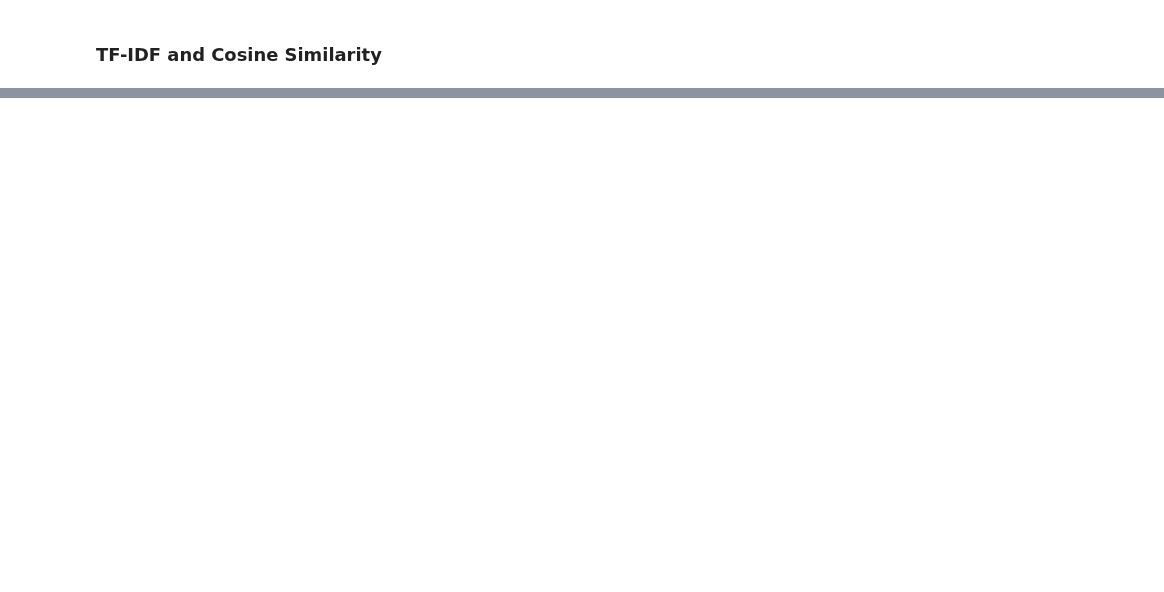
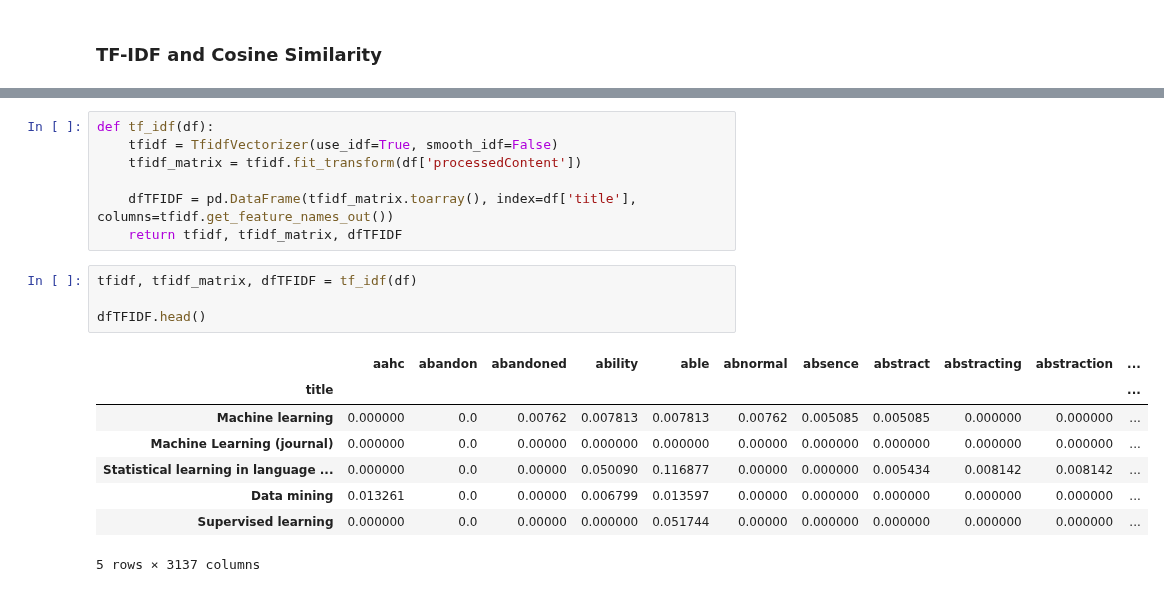
Before and after one commit to mmartyna123/InformationRetrieval, a Jupyter notebook: Project_Wiki/wiki_working_version.ipynb, the cells around one changed output, grey strips where cells are left out. Cells and saved outputs as stored; diff of their text form; blank space fills up the shorter version.

```diff
--- a/Project_Wiki/wiki_working_version.ipynb
+++ b/Project_Wiki/wiki_working_version.ipynb
@@ -219,0 +202,20 @@ print(recommended_articles)
+# %%
+def tf_idf(df):
+    tfidf = TfidfVectorizer(use_idf=True, smooth_idf=False)
+    tfidf_matrix = tfidf.fit_transform(df['processedContent'])
+
+    dfTFIDF = pd.DataFrame(tfidf_matrix.toarray(), index=df['title'], columns=tfidf.get_feature_names_out())
+    return tfidf, tfidf_matrix, dfTFIDF
+# %%
+tfidf, tfidf_matrix, dfTFIDF = tf_idf(df)
+
+dfTFIDF.head()
+# %% [output]
+|  | aahc | abandon | abandoned | ability | able | abnormal | absence | abstract | abstracting | abstraction | ... |
+| title |  |  |  |  |  |  |  |  |  |  | ... |
+| Machine learning | 0.000000 | 0.0 | 0.00762 | 0.007813 | 0.007813 | 0.00762 | 0.005085 | 0.005085 | 0.000000 | 0.000000 | ... |
+| Machine Learning (journal) | 0.000000 | 0.0 | 0.00000 | 0.000000 | 0.000000 | 0.00000 | 0.000000 | 0.000000 | 0.000000 | 0.000000 | ... |
+| Statistical learning in language ... | 0.000000 | 0.0 | 0.00000 | 0.050090 | 0.116877 | 0.00000 | 0.000000 | 0.005434 | 0.008142 | 0.008142 | ... |
+| Data mining | 0.013261 | 0.0 | 0.00000 | 0.006799 | 0.013597 | 0.00000 | 0.000000 | 0.000000 | 0.000000 | 0.000000 | ... |
+| Supervised learning | 0.000000 | 0.0 | 0.00000 | 0.000000 | 0.051744 | 0.00000 | 0.000000 | 0.000000 | 0.000000 | 0.000000 | ... |
+5 rows × 3137 columns
```
Also changed, not shown: parts of 13 cells of this notebook.
